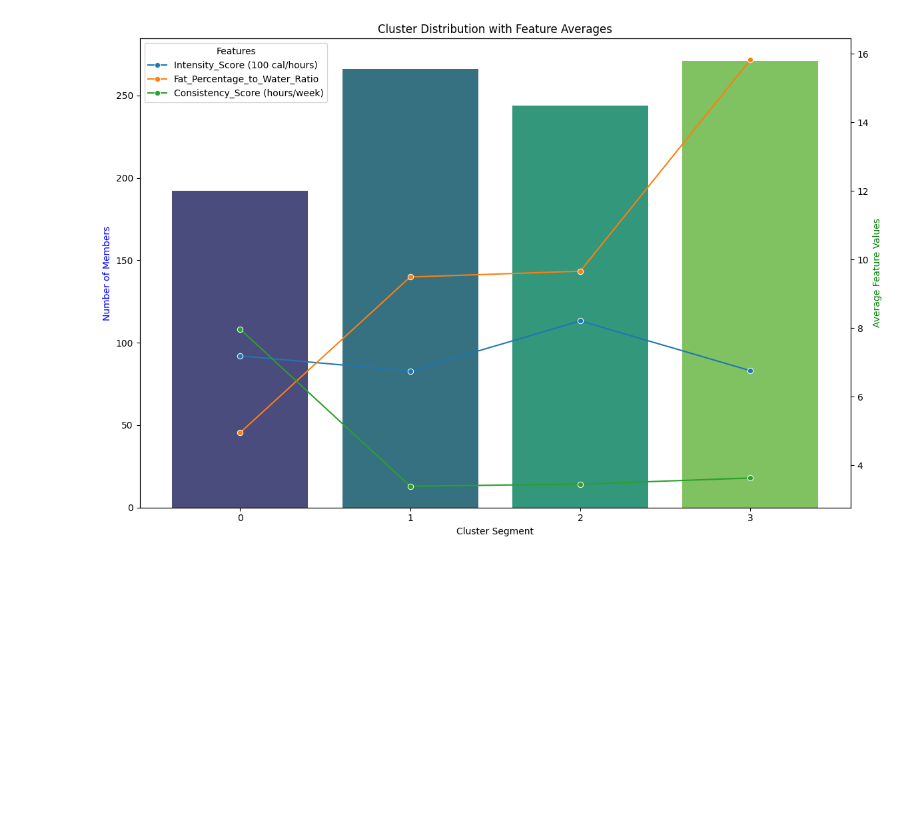
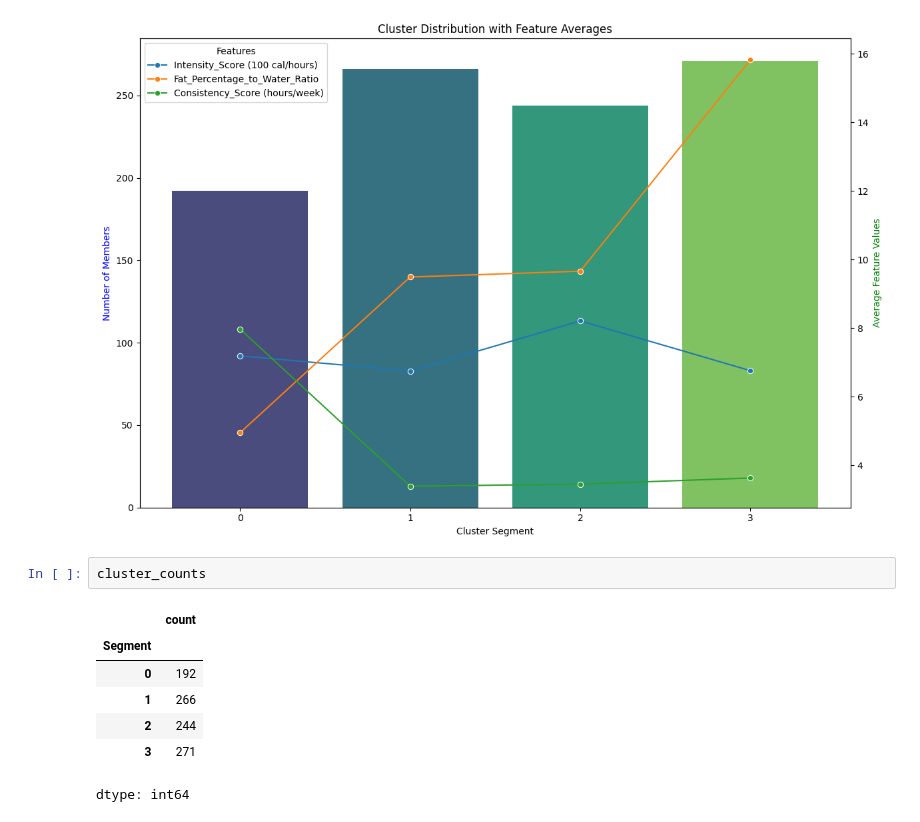
Before and after one commit to 4ommyx/Personalized-Promotion-for-Gym-Members, a Jupyter notebook: gym_aom.ipynb, the cells around one changed output. Saved outputs shown, nothing was run; the diff lists cells and outputs as text; blank space fills up the shorter version.

```diff
--- a/gym_aom.ipynb
+++ b/gym_aom.ipynb
@@ -788,3 +870,13 @@ plt.show()
 # %% [output]
 Passing `palette` without assigning `hue` is deprecated and will be removed in v0.14.0. Assign the `x` variable to `hue` and set `legend=False` for the same effect.
 [figure]
+# %%
+cluster_counts
+# %% [output]
+|  | count |
+| Segment |  |
+| 0 | 192 |
+| 1 | 266 |
+| 2 | 244 |
+| 3 | 271 |
+dtype: int64
```
Also changed, not shown: parts of 9 cells of this notebook.
